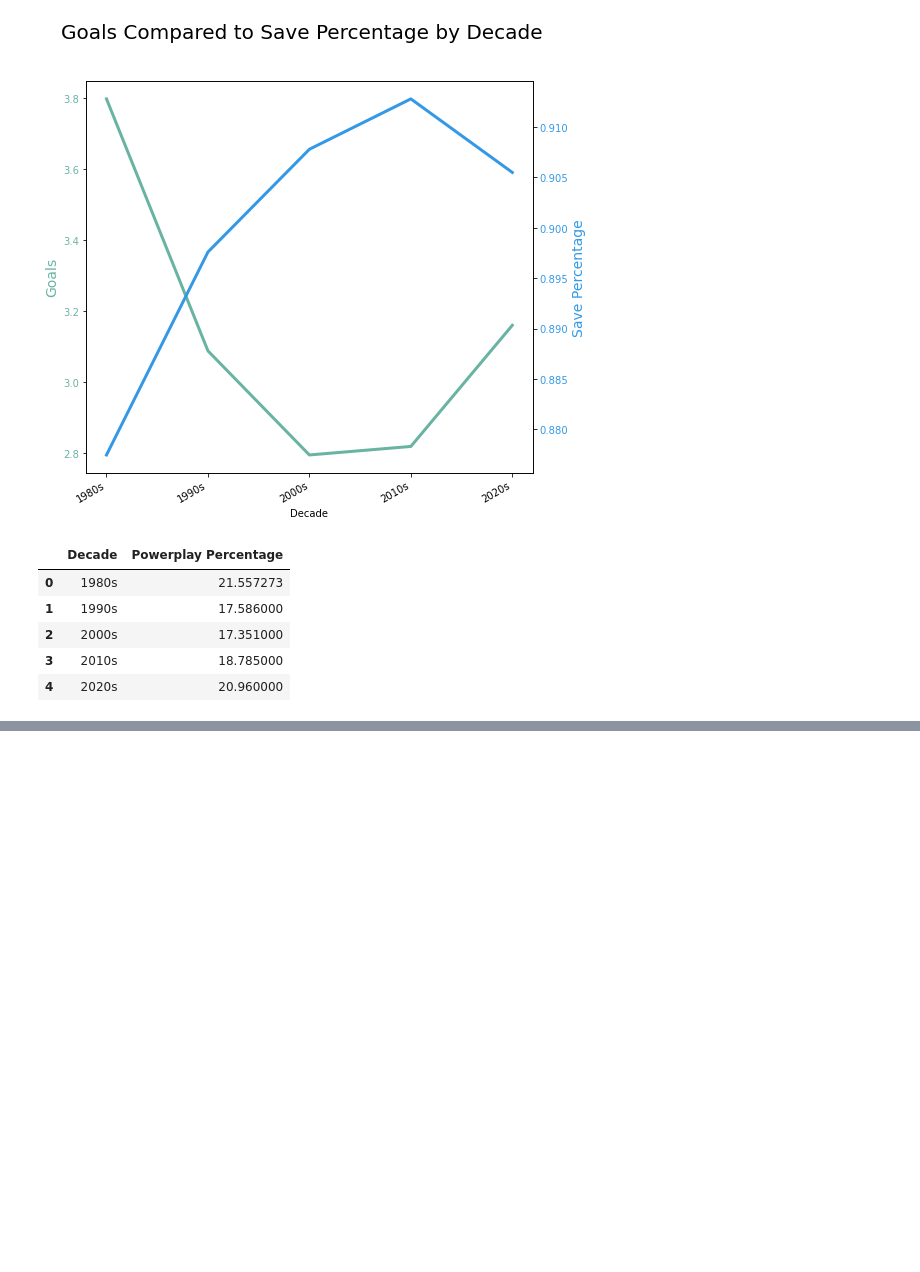
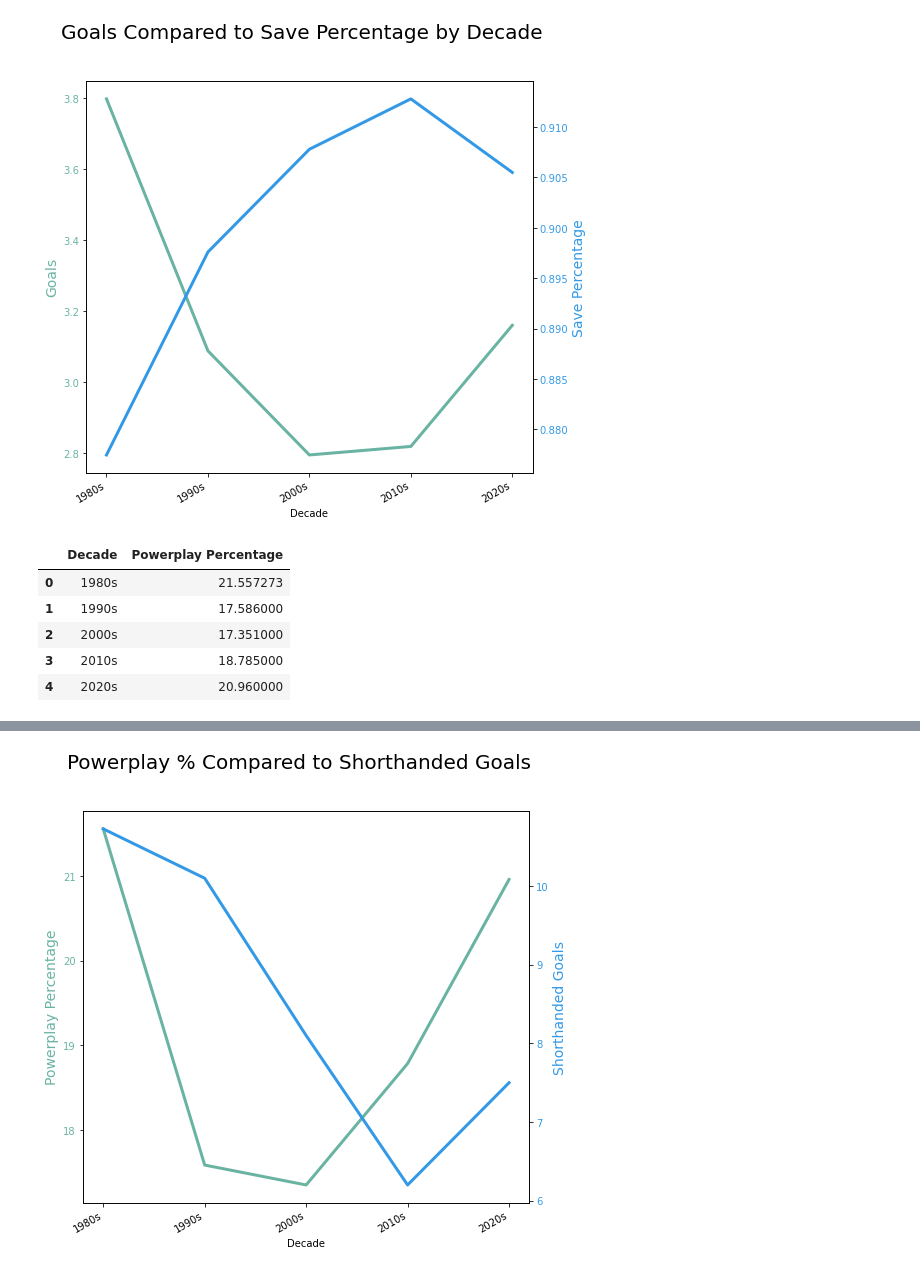
Before and after one commit to kmgreer405/kevin_da8_capstone, a Jupyter notebook: notebooks/capstone.ipynb, the cells around one changed output, grey strips where cells are left out. Cells and saved outputs as stored; diff of their text form; code cells hidden in the pictures; blank space fills up the shorter version.

```diff
--- a/notebooks/capstone.ipynb
+++ b/notebooks/capstone.ipynb
@@ -263,0 +297,17 @@ sns.lineplot( x = "Decade",
+# %%
+df_1980_shg = league_new[league_new['Season'].between('1980-81', '1990-91')]
+df_1990_shg = league_new[league_new['Season'].between('1990-91', '1999-00')]
+df_2000_shg = league_new[league_new['Season'].between('2000-01', '2010-11')]
+df_2010_shg = league_new[league_new['Season'].between('2010-11', '2019-20')]
+df_2020_shg1 = league_new[league_new["Season"] > '2019-20']
+df_2020_shg = df_2020_shg1[df_2020_shg1["Season"] > '2020-21']
+
+shg_2020 = df_2020_shg.loc[:, 'SHG'].mean()
+shg_2010 = df_2010_shg.loc[:, 'SHG'].mean()
+shg_2000 = df_2000_shg.loc[:, 'SHG'].mean()
+shg_1990 = df_1990_shg.loc[:, 'SHG'].mean()
+shg_1980 = df_1980_shg.loc[:, 'SHG'].mean()
+
+data4 = [['1980s', shg_1980], ['1990s', shg_1990], ['2000s', shg_2000], ['2010s', shg_2010], ['2020s', shg_2020]]
+shg_by_decade = pd.DataFrame(data4, columns=['Decade', 'Shorthanded Goals'])
+shg_by_decade
@@ -263,0 +321,20 @@ sns.lineplot( x = "Decade",
+# %%
+color_1 = "#69b3a2"
+color_2 = "#3399e6"
+fig, ax_1 = plt.subplots(figsize=(8, 8))
+ax_2 = ax_1.twinx()
+
+ax_1.plot(['1980s', '1990s', '2000s', '2010s', '2020s'], [pp_1980, pp_1990, pp_2000, pp_2010, pp_2020], color=color_1, lw=3)
+ax_2.plot(['1980s', '1990s', '2000s', '2010s', '2020s'], [shg_1980, shg_1990, shg_2000, shg_2010, shg_2020], color=color_2, lw=3)
+
+ax_1.set_xlabel("Decade")
+ax_1.set_ylabel("Powerplay Percentage", color=color_1, fontsize=14)
+ax_1.tick_params(axis="y", labelcolor=color_1)
+
+ax_2.set_ylabel("Shorthanded Goals", color=color_2, fontsize=14)
+ax_2.tick_params(axis="y", labelcolor=color_2)
+
+fig.suptitle("Powerplay % Compared to Shorthanded Goals", fontsize=20)
+fig.autofmt_xdate()
+# %% [output]
+[figure, added]
```
Also changed, not shown: parts of 35 cells of this notebook, 1 other file.
